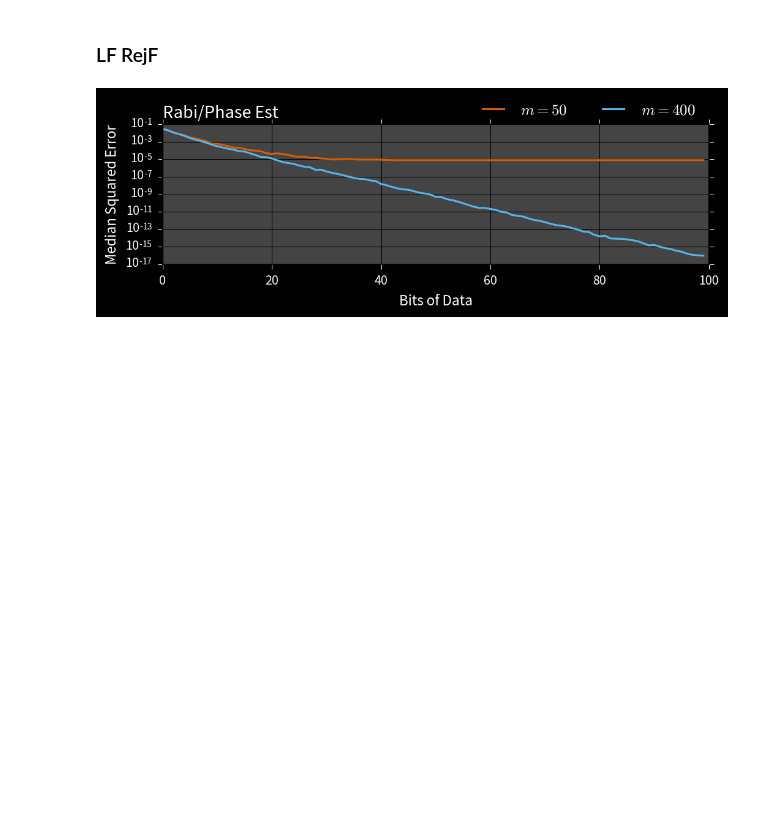
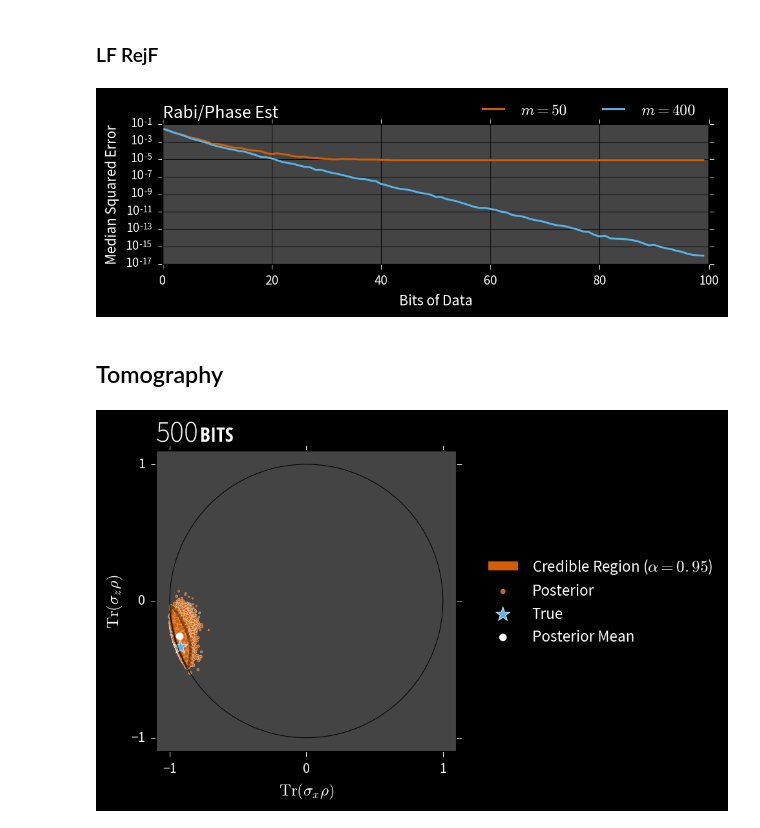
Before and after one commit to cgranade/cgranade.github.io, a Jupyter notebook: research/talks/squint/2017/figures.ipynb, the cells around one changed output. Cells and saved outputs as stored; diff of their text form; code cells hidden in the pictures; blank space fills up the shorter version.

Commit message:
[SQuInT talk] New figure on rebit state tomography.

```diff
--- a/research/talks/squint/2017/figures.ipynb
+++ b/research/talks/squint/2017/figures.ipynb
@@ -37,7 +38,8 @@ exp_sparse_heuristic = partial(SampleTimeHeuristic, t_func=lambda k: 1.0049 ** k
 # %%
 plt.rcParams['axes.prop_cycle'] = plt.cycler('color', [
     '#D55E00',
-    '#56B4E9'
+    '#56B4E9',
+    '#FFFFFF'
 ])
 # %%
 fig, subplots = plt.subplots(ncols=2, figsize=(8, 4))
@@ -514,3 +516,5 @@ plt.tight_layout()
 plt.savefig('figures/lfrf.png', format='png', dpi=300, frameon=False, facecolor="black")
 # %% [output]
 [figure]
+# %% [markdown]
+## Tomography ##
@@ -516,0 +547,2 @@ plt.savefig('figures/lfrf.png', format='png', dpi=300, frameon=False, facecolor=
+# %%
+qi.tomography.plotting_tools.plot_decorate_rebits = plot_decorate_rebits
@@ -516,0 +643,45 @@ plt.savefig('figures/lfrf.png', format='png', dpi=300, frameon=False, facecolor=
+# %%
+>>> basis = pauli_basis(1) # Single-qubit Pauli basis.
+>>> model = TomographyModel(basis)
+>>> prior = GinibreReditDistribution(basis)
+>>> updater = SMCUpdater(model, 8000, prior)
+>>> heuristic = RandomPauliHeuristic(updater)
+>>> true_state = prior.sample()
+>>>
+>>> for idx_experiment in range(500):
+>>>     experiment = heuristic()
+>>>     datum = model.simulate_experiment(true_state, experiment)
+>>>     updater.update(datum, experiment)
+>>>
+>>> plt.figure(figsize=(4, 4))
+>>> plot_rebit_posterior(updater, true_state=true_state, rebit_axes=[1, 3], legend=False, region_est_method='hull', true_size=125)
+>>> legend = plt.legend(ncol=1, numpoints=1, scatterpoints=1, bbox_to_anchor=(1.9, 0.5), loc='right')
+>>> plt.xticks([-1, 0, 1])
+>>> plt.yticks([-1, 0, 1])
+>>> plt.xlabel(r'$\operatorname{Tr}(\sigma_x \rho)$')
+>>> plt.ylabel(r'$\operatorname{Tr}(\sigma_z \rho)$')
+
+plt.grid(False)
+# https://stackoverflow.com/a/35200637/267841
+for patch in legend.get_patches():
+    patch.set_alpha(1)
+
+plt.text(0, 1.01,
+    "500",
+    horizontalalignment='left',
+    verticalalignment='bottom',
+    transform=plt.gca().transAxes,
+    fontsize=22,
+    fontweight=100
+)
+plt.text(0.1455, 1.015, # Baselines are different on each font...
+    "BITS",
+    horizontalalignment='left',
+    verticalalignment='bottom',
+    transform=plt.gca().transAxes,
+    fontsize=15,
+    fontproperties=condensed
+)
+plt.savefig('figures/state-tomography.png', format='png', dpi=300, frameon=False, facecolor="black", bbox_inches='tight')
+# %% [output]
+[figure, added]
```
Also changed, not shown: parts of 4 cells of this notebook, 2 other files.
